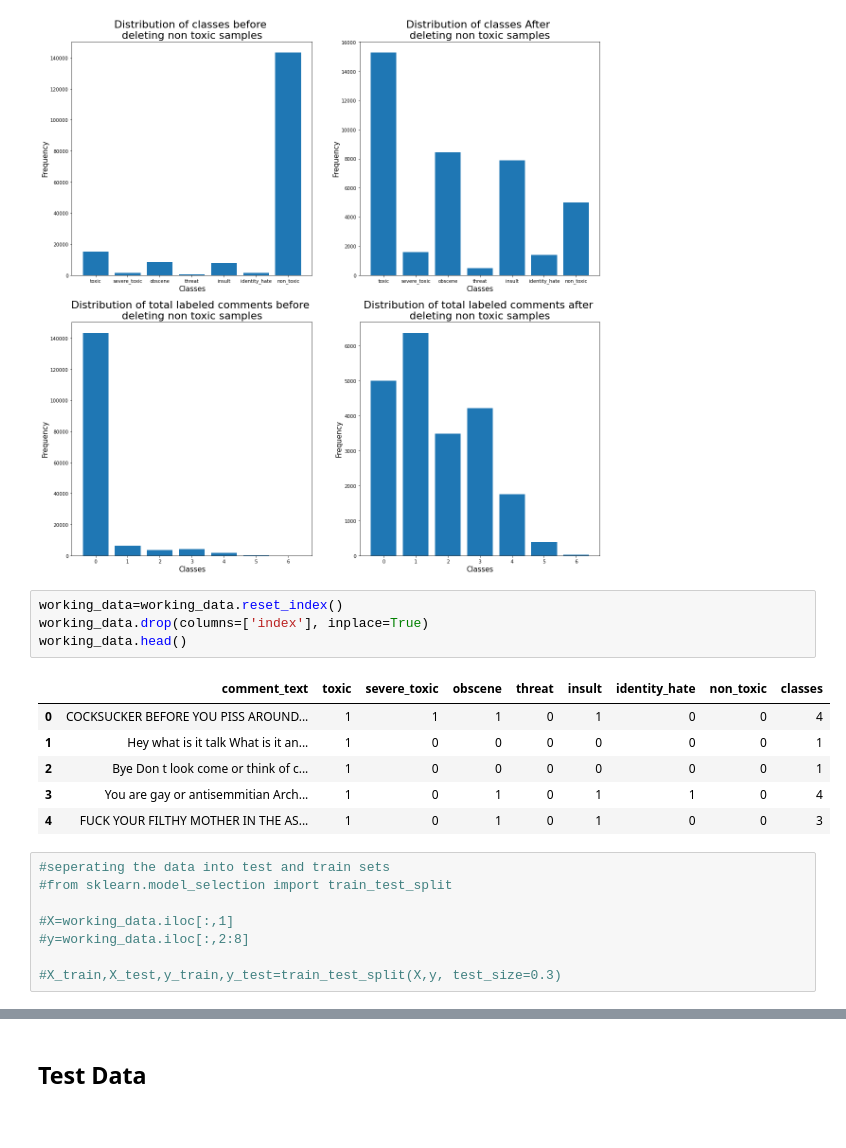
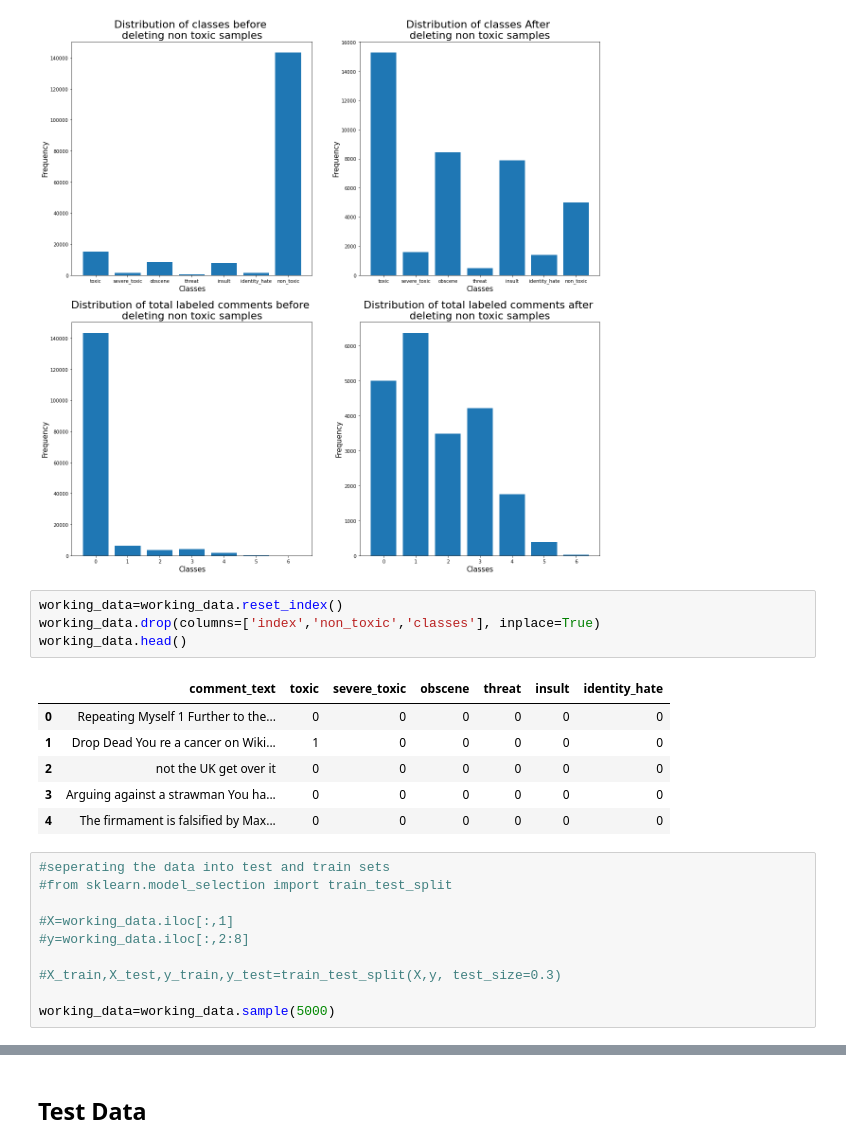
Before and after one commit to Nishaa95/ItML_Project_1_Students, a Jupyter notebook: proj_1_start.ipynb, the cells around one changed output, grey strips where cells are left out. Saved outputs shown, nothing was run; the diff lists cells and outputs as text.

```diff
--- a/proj_1_start.ipynb
+++ b/proj_1_start.ipynb
@@ -238,15 +238,15 @@ Graph(processed_data,working_data)
 [figure]
 # %%
 working_data=working_data.reset_index()
-working_data.drop(columns=['index'], inplace=True)
+working_data.drop(columns=['index','non_toxic','classes'], inplace=True)
 working_data.head()
 # %% [output]
-|  | comment_text | toxic | severe_toxic | obscene | threat | insult | identity_hate | non_toxic | classes |
-| 0 | COCKSUCKER BEFORE YOU PISS AROUND... | 1 | 1 | 1 | 0 | 1 | 0 | 0 | 4 |
-| 1 | Hey what is it talk What is it an... | 1 | 0 | 0 | 0 | 0 | 0 | 0 | 1 |
-| 2 | Bye Don t look come or think of c... | 1 | 0 | 0 | 0 | 0 | 0 | 0 | 1 |
-| 3 | You are gay or antisemmitian Arch... | 1 | 0 | 1 | 0 | 1 | 1 | 0 | 4 |
-| 4 | FUCK YOUR FILTHY MOTHER IN THE AS... | 1 | 0 | 1 | 0 | 1 | 0 | 0 | 3 |
+|  | comment_text | toxic | severe_toxic | obscene | threat | insult | identity_hate |
+| 0 | Repeating Myself 1 Further to the... | 0 | 0 | 0 | 0 | 0 | 0 |
+| 1 | Drop Dead You re a cancer on Wiki... | 1 | 0 | 0 | 0 | 0 | 0 |
+| 2 | not the UK get over it | 0 | 0 | 0 | 0 | 0 | 0 |
+| 3 | Arguing against a strawman You ha... | 0 | 0 | 0 | 0 | 0 | 0 |
+| 4 | The firmament is falsified by Max... | 0 | 0 | 0 | 0 | 0 | 0 |
 # %%
 #seperating the data into test and train sets
 #from sklearn.model_selection import train_test_split
@@ -255,6 +255,8 @@ working_data.head()
 #y=working_data.iloc[:,2:8]
 
 #X_train,X_test,y_train,y_test=train_test_split(X,y, test_size=0.3)
+
+working_data=working_data.sample(5000)
 # %%
 #TF-IDF
 from sklearn.feature_extraction.text import TfidfVectorizer
```
Also changed, not shown: parts of 2 cells of this notebook.
